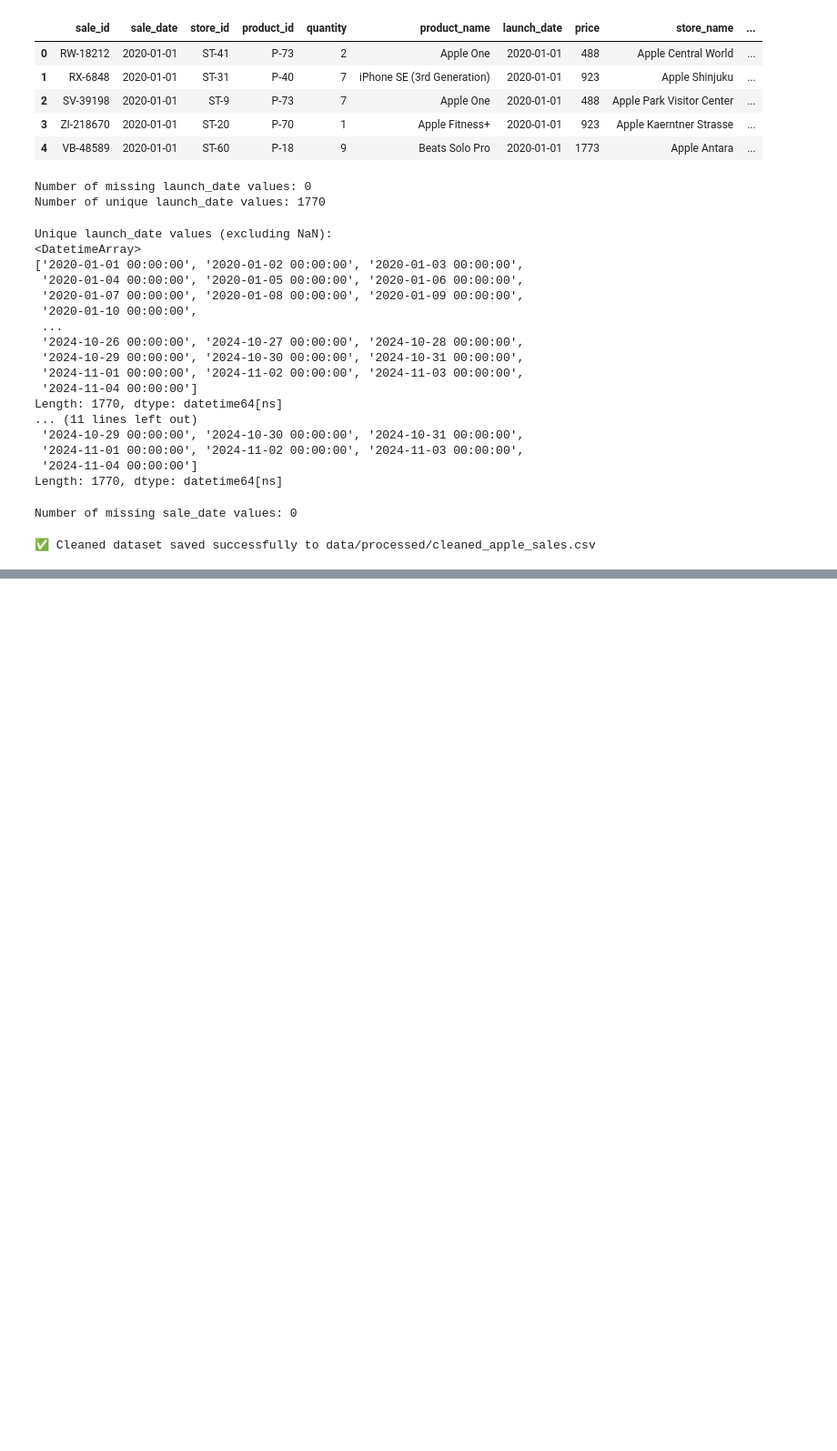
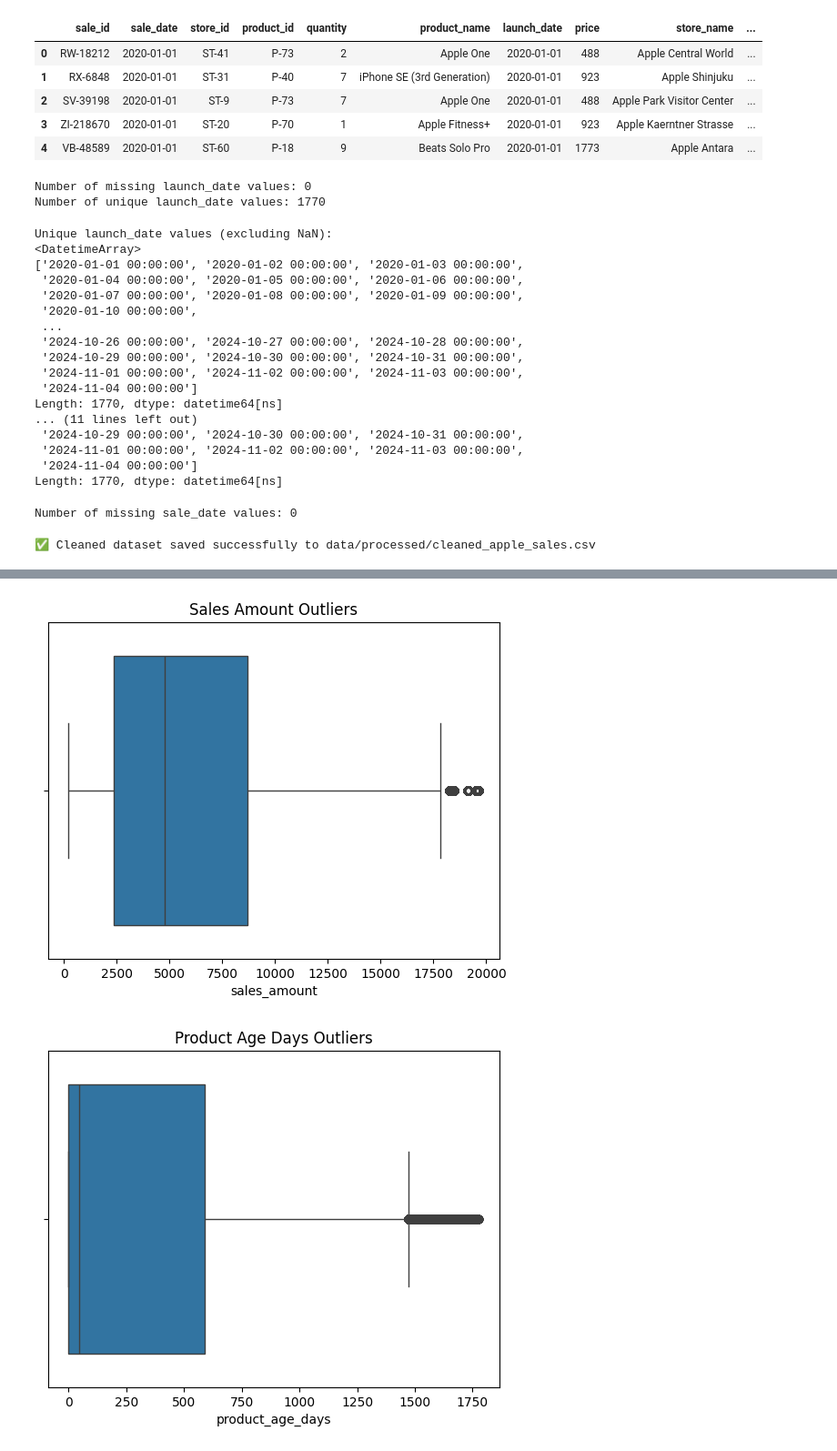
Before and after one commit to AliSherif2303/Apple-Retail-Sales-Forcasting, a Jupyter notebook: notebooks/01_data_loading_and_merging.ipynb, the cells around one changed output, grey strips where cells are left out. Shown at 91% size. Drawn from its saved outputs; the diff is of its cells as text; code cells hidden in the pictures; blank space fills up the shorter version.

```diff
--- a/notebooks/01_data_loading_and_merging.ipynb
+++ b/notebooks/01_data_loading_and_merging.ipynb
@@ -360,0 +410,11 @@ print("✅ Cleaned dataset saved successfully to data/processed/cleaned_apple_sa
+# %%
+sns.boxplot(x=df['sales_amount'])
+plt.title("Sales Amount Outliers")
+plt.show()
+
+sns.boxplot(x=df['product_age_days'])
+plt.title("Product Age Days Outliers")
+plt.show()
+# %% [output]
+[figure, added]
+[figure, added]
```
Also changed, not shown: parts of 11 cells of this notebook.
